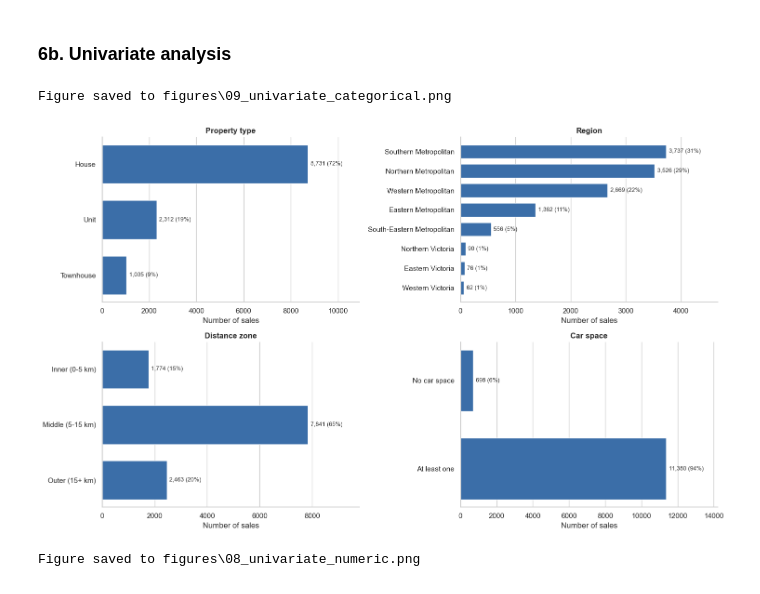
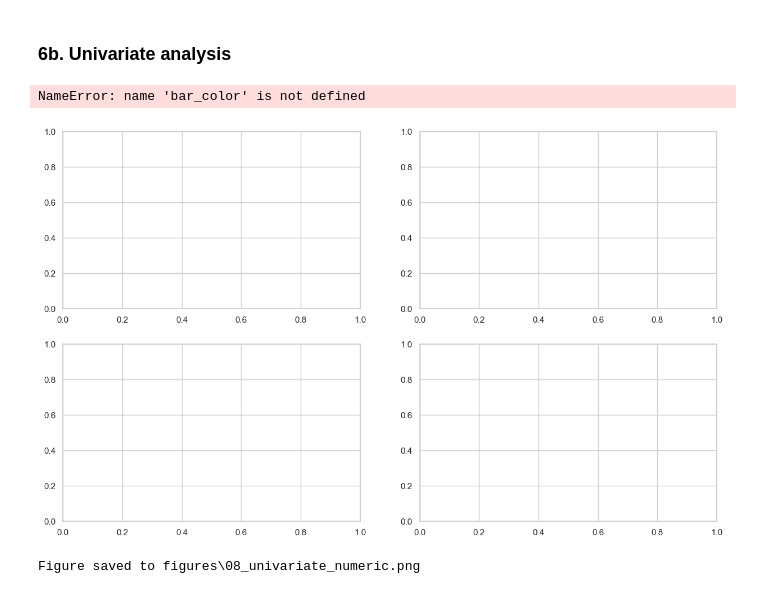
Before and after one commit to SindhujaDavuluri-IAAC/5-day1-assignment, a Jupyter notebook: Mel_data_cleaning_and_EDA_5.ipynb, the cells around one changed output. Cells and saved outputs as stored; diff of their text form; code cells hidden in the pictures.

```diff
--- a/Mel_data_cleaning_and_EDA_5.ipynb
+++ b/Mel_data_cleaning_and_EDA_5.ipynb
@@ -850,36 +850,36 @@ cat_plots = [
     ("Regionname",   "Region",        None,                                          True),
     ("DistanceZone", "Distance zone", None,                                          False),
     ("HasCarSpace",  "Car space",     {"0": "No car space", "1": "At least one"},    False),
 ]
 
 fig, axes = plt.subplots(2, 2, figsize=(15, 9))
 axes = axes.flatten()
 
 for ax, (col, title, labels, sort_by_count) in zip(axes, cat_plots):
     counts = df_clean[col].value_counts(sort=sort_by_count)
     if not sort_by_count:
         counts = counts.sort_index()
     counts.index = counts.index.astype(str)
     if labels:
         counts = counts.rename(index=labels)
     pct = counts / counts.sum() * 100
 
-    ax.barh(counts.index, counts.values, color=BAR_COLOR, height=0.7)
+    ax.barh(counts.index, counts.values, color=bar_color, height=0.7)
     ax.invert_yaxis()   # first category on top
     ax.bar_label(ax.containers[0], labels=[f"{n:,} ({p:.0f}%)" for n, p in zip(counts, pct)],
                  padding=4, fontsize=9, color=INK)
     ax.set_xlim(0, counts.max() * 1.25)   # leave room for the labels
     ax.set_title(title, fontweight="bold")
     ax.set_xlabel("Number of sales")
     ax.grid(axis="y", visible=False)
 
 sns.despine()
 plt.tight_layout()
 save_fig("09_univariate_categorical")
 plt.show()
 # %% [output]
-Figure saved to figures\09_univariate_categorical.png
+NameError: name 'bar_color' is not defined
-[figure, old version]
+[figure, new version]
 # %%
 # Univariate Analysis (1/2): numeric columns -> histogram + KDE line
 # Histogram   = how many sales fall in each range of values
```
Also changed, not shown: parts of 48 cells of this notebook, 7 other files.
